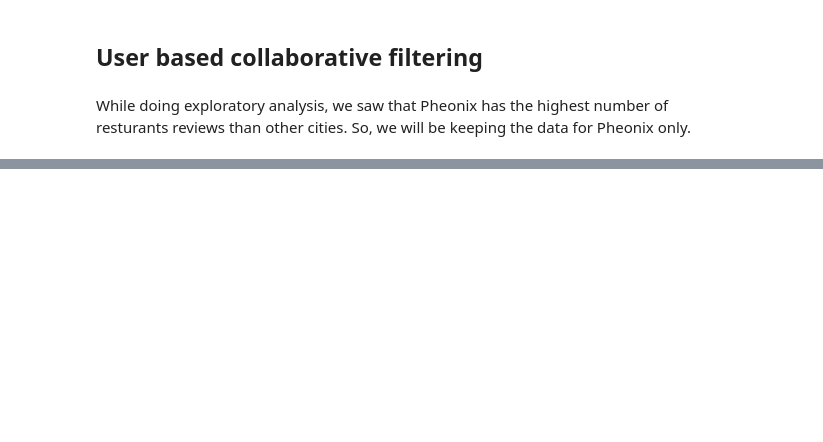
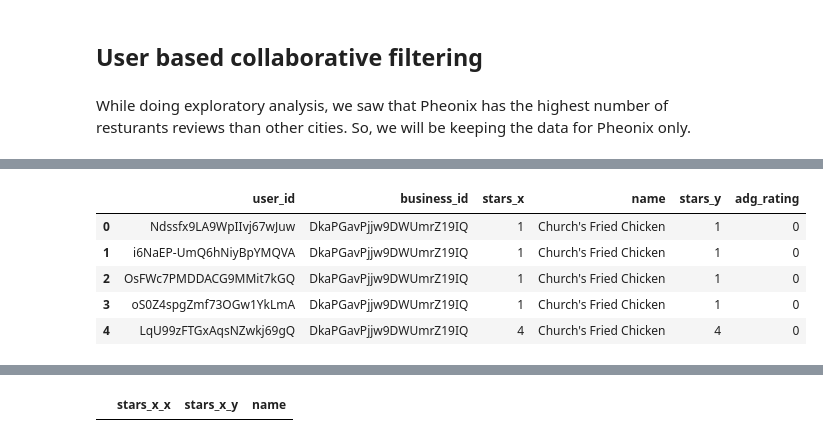
Before and after one commit to kiranrawat/-Travel-Recommendation-and-Intelligence-Engine-T.R.I.E., a Jupyter notebook: Collaborative_Filtering_Yelp.ipynb, the cells around one changed output, grey strips where cells are left out. Saved outputs shown, nothing was run; the diff lists cells and outputs as text; code cells hidden in the pictures; blank space fills up the shorter version.

```diff
--- a/Collaborative_Filtering_Yelp.ipynb
+++ b/Collaborative_Filtering_Yelp.ipynb
@@ -68,0 +53,3 @@ bus_reviews
+# %%
+bus_reviews = bus_reviews[['user_id', 'business_id', 'stars', 'name']]
+bus_reviews.head()
@@ -69,3 +63,15 @@ bus_reviews
+# %%
+Mean = bus_reviews.groupby(by="user_id",as_index=False)['stars'].mean()
+Rating_avg = pd.merge(bus_reviews,Mean,on='user_id')
+Rating_avg['adg_rating']=Rating_avg['stars_x']-Rating_avg['stars_y']
+Rating_avg.head()
+# %% [output]
+|  | user_id | business_id | stars_x | name | stars_y | adg_rating |
+| 0 | Ndssfx9LA9WpIIvj67wJuw | DkaPGavPjjw9DWUmrZ19IQ | 1 | Church's Fried Chicken | 1 | 0 |
+| 1 | i6NaEP-UmQ6hNiyBpYMQVA | DkaPGavPjjw9DWUmrZ19IQ | 1 | Church's Fried Chicken | 1 | 0 |
+| 2 | OsFWc7PMDDACG9MMit7kGQ | DkaPGavPjjw9DWUmrZ19IQ | 1 | Church's Fried Chicken | 1 | 0 |
+| 3 | oS0Z4spgZmf73OGw1YkLmA | DkaPGavPjjw9DWUmrZ19IQ | 1 | Church's Fried Chicken | 1 | 0 |
+| 4 | LqU99zFTGxAqsNZwkj69gQ | DkaPGavPjjw9DWUmrZ19IQ | 4 | Church's Fried Chicken | 4 | 0 |
 # %%
 check = pd.pivot_table(bus_reviews,values='stars',index='user_id',columns='business_id')
 check.head()
@@ -190,0 +197,6 @@ def get_user_similar_movies( user1, user2 ):
+# %%
+r = get_user_similar_restuarants('1v_W1gC_vZo_X_dTVCwXvg', '1bYuoztlpZuYneVTCrRLzQ')
+r = r.loc[ : , ['stars_x_x','stars_x_y','name']]
+r.head()
+# %% [output]
+|  | stars_x_x | stars_x_y | name |
```
Also changed, not shown: parts of 4 cells of this notebook.
